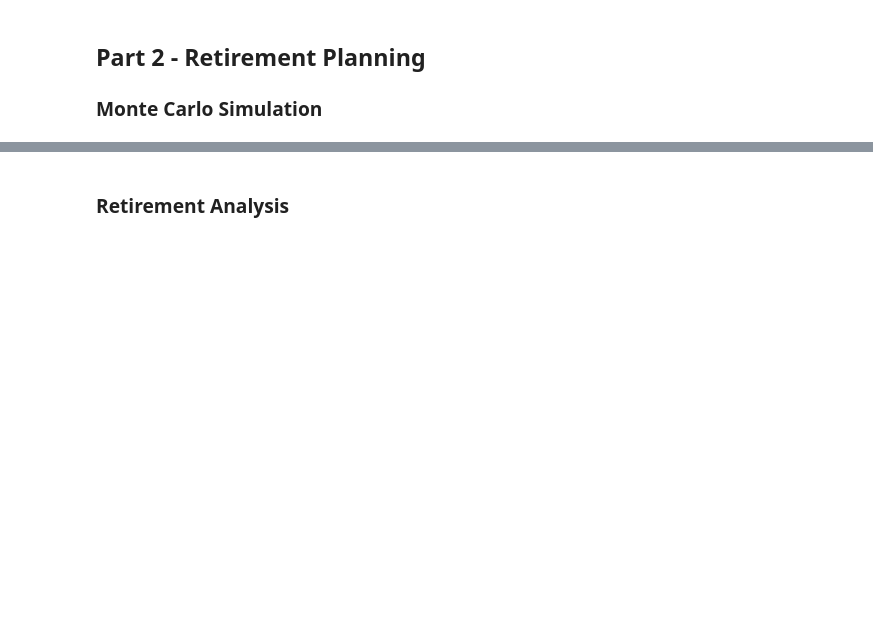
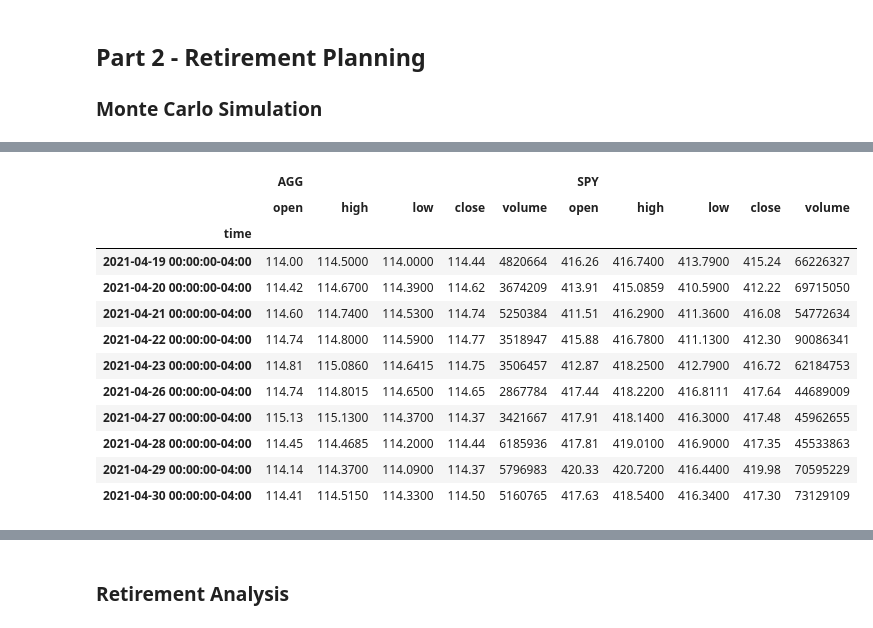
Before and after one commit to etholpalmer/Financial-Planning, a Jupyter notebook: financial-planner.ipynb, the cells around one changed output, grey strips where cells are left out. Cells and saved outputs as stored; diff of their text form; code cells hidden in the pictures; blank space fills up the shorter version.

```diff
--- a/financial-planner.ipynb
+++ b/financial-planner.ipynb
@@ -308,3 +315,25 @@ end_date = pd.Timestamp('2021-05-01', tz='America/New_York').isoformat()
+# %%
+api.get_barset(
+    symbols=tickers,
+    timeframe=timeframe,
+    start=start_date,
+    end=end_date,
+    limit= 10
+).df
+# %% [output]
+|  | AGG |  |  |  |  | SPY |  |  |  |  |
+|  | open | high | low | close | volume | open | high | low | close | volume |
+| time |  |  |  |  |  |  |  |  |  |  |
+| 2021-04-19 00:00:00-04:00 | 114.00 | 114.5000 | 114.0000 | 114.44 | 4820664 | 416.26 | 416.7400 | 413.7900 | 415.24 | 66226327 |
+| 2021-04-20 00:00:00-04:00 | 114.42 | 114.6700 | 114.3900 | 114.62 | 3674209 | 413.91 | 415.0859 | 410.5900 | 412.22 | 69715050 |
+| 2021-04-21 00:00:00-04:00 | 114.60 | 114.7400 | 114.5300 | 114.74 | 5250384 | 411.51 | 416.2900 | 411.3600 | 416.08 | 54772634 |
+| 2021-04-22 00:00:00-04:00 | 114.74 | 114.8000 | 114.5900 | 114.77 | 3518947 | 415.88 | 416.7800 | 411.1300 | 412.30 | 90086341 |
+| 2021-04-23 00:00:00-04:00 | 114.81 | 115.0860 | 114.6415 | 114.75 | 3506457 | 412.87 | 418.2500 | 412.7900 | 416.72 | 62184753 |
+| 2021-04-26 00:00:00-04:00 | 114.74 | 114.8015 | 114.6500 | 114.65 | 2867784 | 417.44 | 418.2200 | 416.8111 | 417.64 | 44689009 |
+| 2021-04-27 00:00:00-04:00 | 115.13 | 115.1300 | 114.3700 | 114.37 | 3421667 | 417.91 | 418.1400 | 416.3000 | 417.48 | 45962655 |
+| 2021-04-28 00:00:00-04:00 | 114.45 | 114.4685 | 114.2000 | 114.44 | 6185936 | 417.81 | 419.0100 | 416.9000 | 417.35 | 45533863 |
+| 2021-04-29 00:00:00-04:00 | 114.14 | 114.3700 | 114.0900 | 114.37 | 5796983 | 420.33 | 420.7200 | 416.4400 | 419.98 | 70595229 |
+| 2021-04-30 00:00:00-04:00 | 114.41 | 114.5150 | 114.3300 | 114.50 | 5160765 | 417.63 | 418.5400 | 416.3400 | 417.30 | 73129109 |
 # %%
 # Get 5 years' worth of historical data for SPY and AGG
 # (use a limit=1000 parameter to call the most recent 1000 days of data)
```
Also changed, not shown: parts of 14 cells of this notebook.
